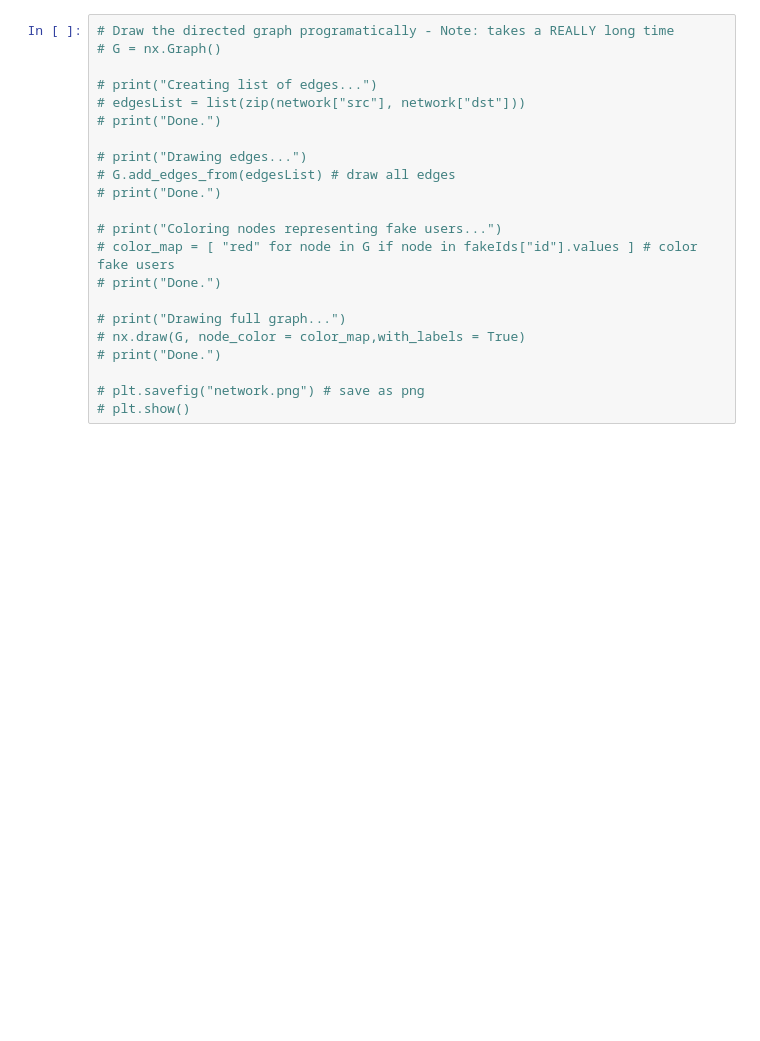
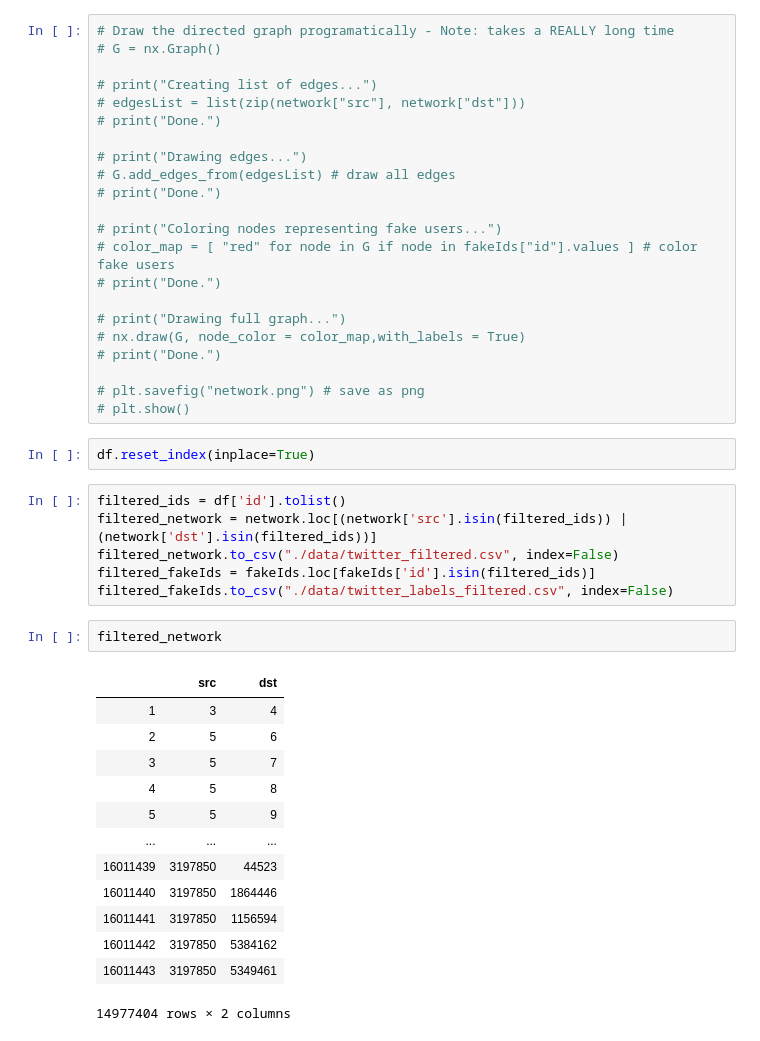
Before and after one commit to anish-saha/Network-Anomaly-Detection, a Jupyter notebook: EDA.ipynb, the cells around one changed output. Saved outputs shown, nothing was run; the diff lists cells and outputs as text; blank space fills up the shorter version.

Commit message:
Baseline implementations started, runningmodels on filtered data

```diff
--- a/EDA.ipynb
+++ b/EDA.ipynb
@@ -143,3 +143,27 @@ df.to_csv("./data/filtered_users_labeled.csv")
 
 # plt.savefig("network.png") # save as png
 # plt.show()
+# %%
+df.reset_index(inplace=True)
+# %%
+filtered_ids = df['id'].tolist()
+filtered_network = network.loc[(network['src'].isin(filtered_ids)) | (network['dst'].isin(filtered_ids))]
+filtered_network.to_csv("./data/twitter_filtered.csv", index=False)
+filtered_fakeIds = fakeIds.loc[fakeIds['id'].isin(filtered_ids)]
+filtered_fakeIds.to_csv("./data/twitter_labels_filtered.csv", index=False)
+# %%
+filtered_network
+# %% [output]
+|  | src | dst |
+| 1 | 3 | 4 |
+| 2 | 5 | 6 |
+| 3 | 5 | 7 |
+| 4 | 5 | 8 |
+| 5 | 5 | 9 |
+| ... | ... | ... |
+| 16011439 | 3197850 | 44523 |
+| 16011440 | 3197850 | 1864446 |
+| 16011441 | 3197850 | 1156594 |
+| 16011442 | 3197850 | 5384162 |
+| 16011443 | 3197850 | 5349461 |
+14977404 rows × 2 columns
```
Also changed, not shown: parts of 1 cell of this notebook, 3 other files.
